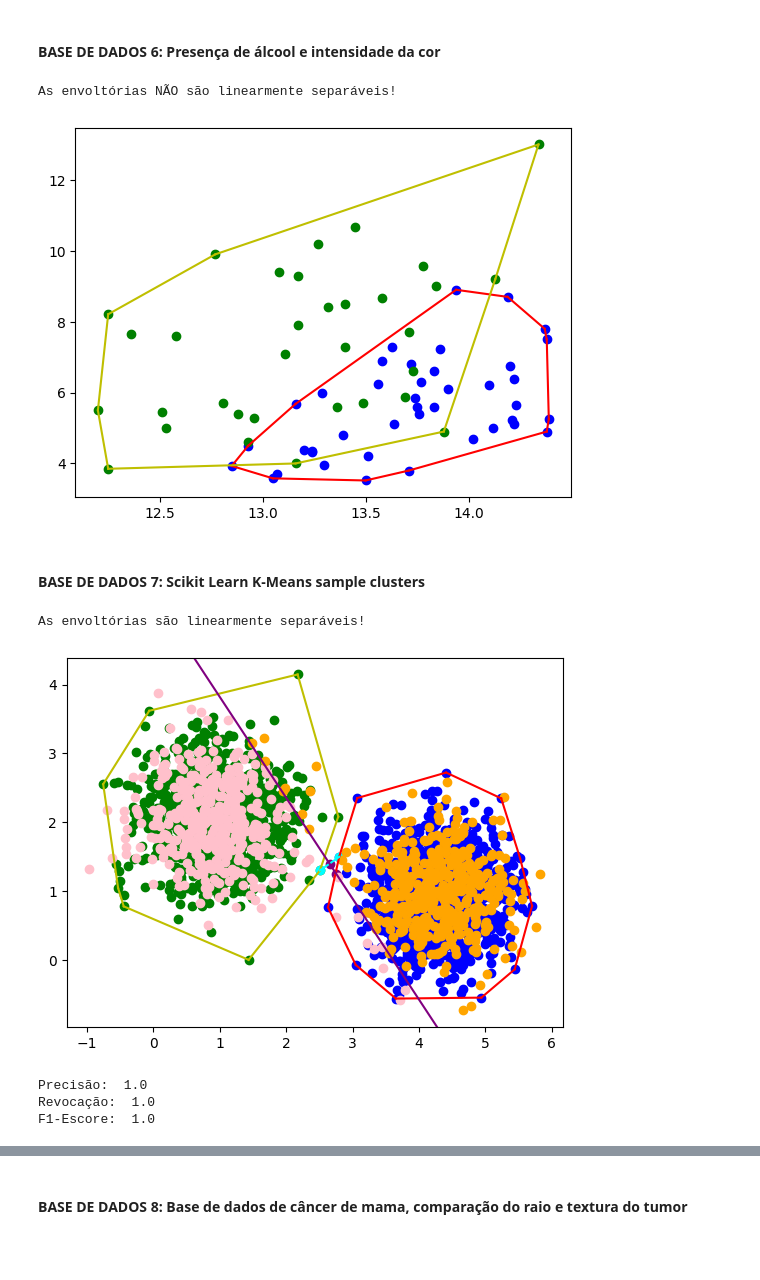
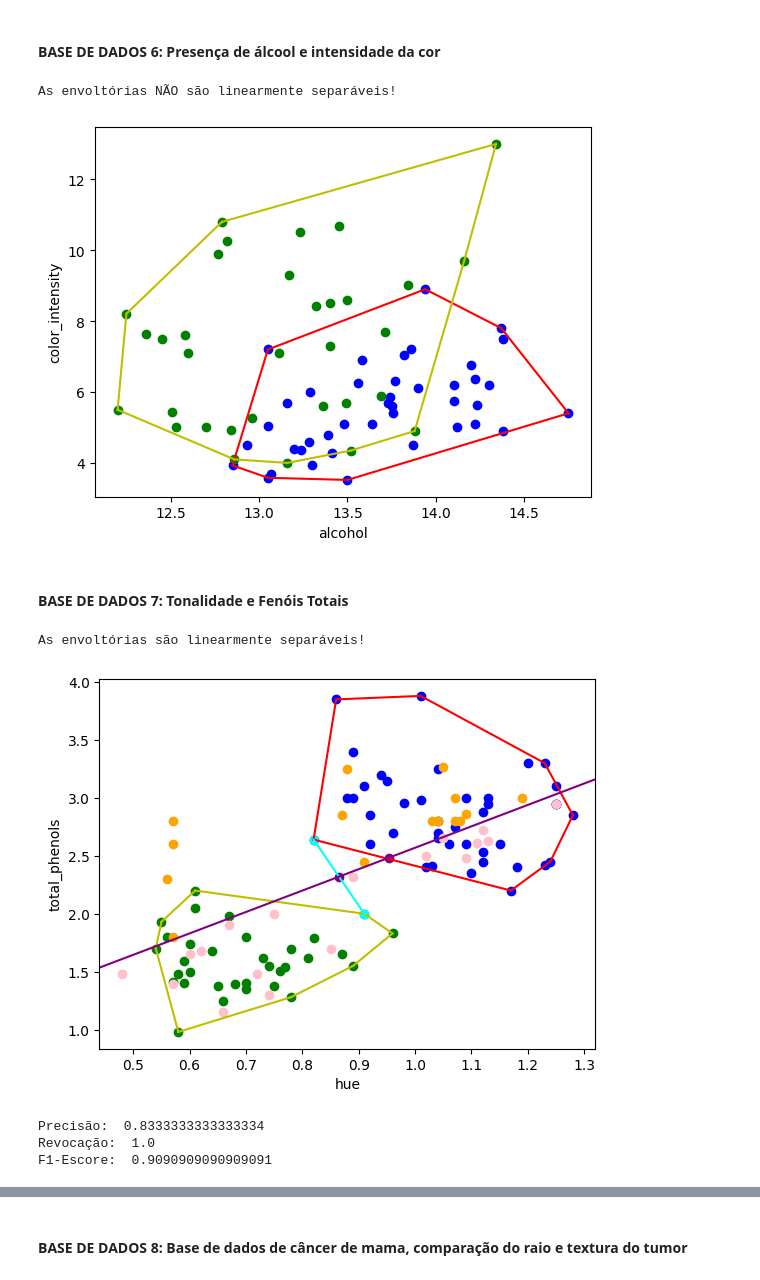
Before and after one commit to Chbmleao/Algorithms2-TP1, a Jupyter notebook: tp1.ipynb, the cells around one changed output, grey strips where cells are left out. Saved outputs shown, nothing was run; the diff lists cells and outputs as text; code cells hidden in the pictures; blank space fills up the shorter version.

Commit message:
feat: finalizing datasets and documentation

```diff
--- a/tp1.ipynb
+++ b/tp1.ipynb
@@ -1045,15 +1106,6 @@ def calculate_metrics(true_labels, predicted_labels):
     f1 = f1_score(true_labels, predicted_labels)
 
     return precision, recall, f1
-# %%
-from sklearn.metrics import precision_score, recall_score, f1_score
-
-def calculate_metrics(true_labels, predicted_labels):
-    precision = precision_score(true_labels, predicted_labels)
-    recall = recall_score(true_labels, predicted_labels)
-    f1 = f1_score(true_labels, predicted_labels)
-
-    return precision, recall, f1
 # %% [markdown]
 ### Bases de dados IRIS
 # %%
@@ -1296,8 +1353,6 @@ F1-Escore:  1.0
 # %% [markdown]
 #### BASE DE DADOS 6: Presença de álcool e intensidade da cor
 # %%
-import numpy as np
-from sklearn.datasets import load_wine
 wine = load_wine()
 wineData = wine.data
 wineTarget = np.array(wine.target)
@@ -1324,70 +1379,76 @@ wine2Hull = giftWrapping(wine2TrainingPoints)
 printAux = '' if isLinearlySeparable(wine0Hull, wine2Hull) else 'NÃO '
 print('As envoltórias ' + printAux + 'são linearmente separáveis!')
 
+plt.xlabel(wine.feature_names[columnsOfInterest[0]])
+plt.ylabel(wine.feature_names[columnsOfInterest[1]])
 scatterPlots((wine0TrainingPoints, wine0Hull), (wine2TrainingPoints, wine2Hull))
 # %% [output]
 As envoltórias NÃO são linearmente separáveis!
-[figure, old version]
+[figure, new version]
 # %% [markdown]
-#### BASE DE DADOS 7: Scikit Learn K-Means sample clusters
+#### BASE DE DADOS 7: Tonalidade e Fenóis Totais
 # %%
-from sklearn.datasets import make_blobs
 
-# Generate sample data
-n_samples = 3000
-n_components = 2
+wine = load_wine()
+wineData = wine.data
+wineTarget = np.array(wine.target)
 
-X, y_true = make_blobs(
-    n_samples=n_samples, centers=n_components, cluster_std=0.55, random_state=0
-)
-X = X[:, ::-1]
+columnsOfInterest = [10, 5] # hue, total_phenols
+wineDataOfInterest = wineData[:, columnsOfInterest]
 
-cluster0Data = []
-cluster1Data = []
-for idx in range(len(X)):
-    if y_true[idx] == 0:
-        cluster0Data.append(X[idx])
-    else:
-        cluster1Data.append(X[idx])
+wine0Data = wineDataOfInterest[np.where(wineTarget == 0)]
+wine2Data = wineDataOfInterest[np.where(wineTarget == 2)]
 
-cluster0Points = datasetToPoints(cluster0Data)
-cluster1Points = datasetToPoints(cluster1Data)
+wine0Points = datasetToPoints(wine0Data)
+wine2Points = datasetToPoints(wine2Data)
 
-(cluster0TrainingPoints, cluster0TestPoints) = trainTestSplit(cluster0Points, 70)
-(cluster1TrainingPoints, cluster1TestPoints) = trainTestSplit(cluster1Points, 70)
+concatenatedPoints = wine0Points + wine2Points
+transform, revert = min_max_scaling(concatenatedPoints, 0, 10)
 
-cluster0Hull = giftWrapping(cluster0TrainingPoints)
-cluster1Hull = giftWrapping(cluster1TrainingPoints)
+(wine0TrainingPoints, wine0TestPoints) = trainTestSplit(wine0Points, 70)
+(wine2TrainingPoints, wine2TestPoints) = trainTestSplit(wine2Points, 70)
 
-scatterPlots((cluster0TrainingPoints, cluster0Hull), (cluster1TrainingPoints, cluster1Hull))
+wine0Hull = giftWrapping(wine0TrainingPoints)
+wine2Hull = giftWrapping(wine2TrainingPoints)
+
 # Determine if the wine0 and versicolor hulls are linearly separable
-printAux = '' if isLinearlySeparable(cluster0Hull, cluster1Hull) else 'NÃO '
+printAux = '' if isLinearlySeparable(wine0Hull, wine2Hull) else 'NÃO '
 print('As envoltórias ' + printAux + 'são linearmente separáveis!')
 
+normalizedWine0Hull = list(map(transform, wine0Hull))
+normalizedWine2Hull = list(map(transform, wine2Hull))
+
 # Get the separation line that separates the wine0 and versicolor hulls
-closestPoints = getClosestPoints(cluster0Hull, cluster1Hull)
+closestPoints = getClosestPoints(normalizedWine0Hull, normalizedWine2Hull)
 closest_points_segment = Segment(closestPoints[0], closestPoints[1])
 separation_segment = getLinearSeparationSegment(closestPoints)
 
+separation_segment = Segment(revert(separation_segment.p1), revert(separation_segment.p2))
+closest_points_segment.p1 = revert(closest_points_segment.p1)
+closest_points_segment.p2 = revert(closest_points_segment.p2)
+
 # Classify the test points
-concatenatedTestPoints = cluster0TestPoints + cluster1TestPoints
+concatenatedTestPoints = wine0TestPoints + wine2TestPoints
 classification = classifyPoints(concatenatedTestPoints, separation_segment)
 
+plt.xlabel(wine.feature_names[columnsOfInterest[0]])
+plt.ylabel(wine.feature_names[columnsOfInterest[1]])
+scatterPlots((wine0TrainingPoints, wine0Hull), (wine2TrainingPoints, wine2Hull))
 linearSeparationPlot(closest_points_segment, separation_segment)
 plotClusters(classification)
 plt.show()
 
-concatenatedTestTargets = [False] * len(cluster0TestPoints) + [True] * len(cluster1TestPoints)
+concatenatedTestTargets = [False] * len(wine0TestPoints) + [True] * len(wine2TestPoints)
 concatenatedPredictTargets = [False] * len(classification[1]) + [True] * len(classification[0])
 
 precision, recall, f1 = calculate_metrics(concatenatedTestTargets, concatenatedPredictTargets)
 
 print("Precisão: ", precision)
 print("Revocação: ", recall)
 print("F1-Escore: ", f1)
 # %% [output]
 As envoltórias são linearmente separáveis!
-[figure, old version]
+[figure, new version]
-Precisão:  1.0
+Precisão:  0.8333333333333334
 Revocação:  1.0
-F1-Escore:  1.0
+F1-Escore:  0.9090909090909091
```
Also changed, not shown: parts of 41 cells of this notebook.
